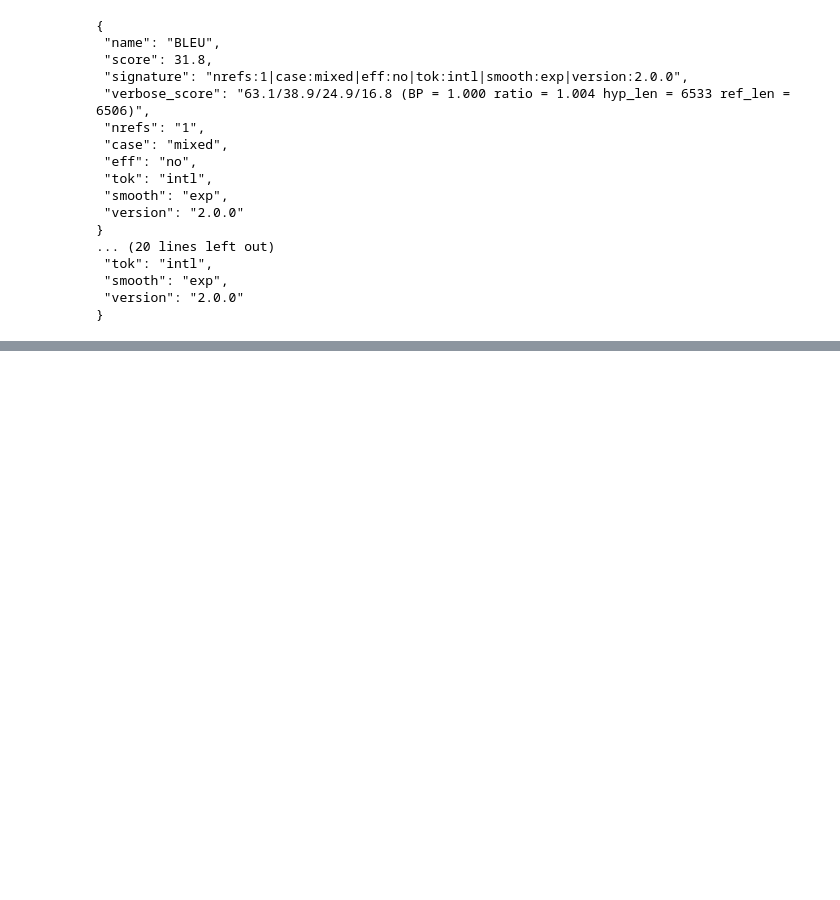
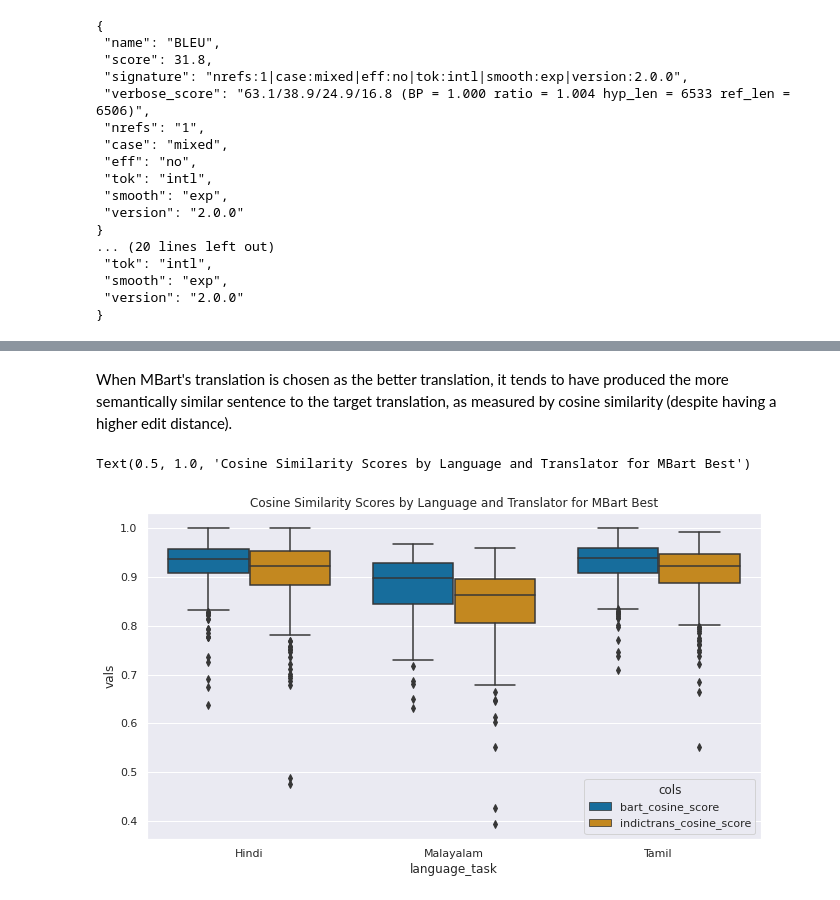
Before and after one commit to bdougall/TranQuality, a Jupyter notebook: Siam_net_trans_eval/final_record_quality_eval.ipynb, the cells around one changed output, grey strips where cells are left out. Cells and saved outputs as stored; diff of their text form; code cells hidden in the pictures; blank space fills up the shorter version.

Commit message:
Add files via upload
Made change to show that cosine scores are better for the translation chosen, even when the sacre bleu scores go down.

```diff
--- a/Siam_net_trans_eval/final_record_quality_eval.ipynb
+++ b/Siam_net_trans_eval/final_record_quality_eval.ipynb
@@ -456,0 +466,7 @@ np.savetxt(D+"/predicted_text/siamese_evaluations_of_translations/ta_indict_best
+# %%
+# Look at cosine similarity scores for each language when MBart was chosen as the better translator
+# Select only the cosine similarity scores for both MBart and IndicTrans
+df = mbart_chosen[["language_task", "bart_cosine_score", "indictrans_cosine_score"]]
+
+# Use melt to reshape the values and allow for multiple column plotting
+df = df.melt('language_task', var_name='cols',  value_name='vals')
@@ -456,0 +482,11 @@ np.savetxt(D+"/predicted_text/siamese_evaluations_of_translations/ta_indict_best
+# %% [markdown]
+When MBart's translation is chosen as the better translation, it tends to have produced the more semantically similar sentence to the target translation, as measured by cosine similarity (despite having a higher edit distance).
+# %%
+# Plot the reshaped values
+sns.set(rc={'figure.figsize':(11,6)})
+sns.boxplot(x = df['language_task'],
+            y = df['vals'],
+            hue = df['cols'], palette="colorblind").set_title('Cosine Similarity Scores by Language and Translator for MBart Best')
+# %% [output]
+Text(0.5, 1.0, 'Cosine Similarity Scores by Language and Translator for MBart Best')
+[figure, added]
```
Also changed, not shown: parts of 5 cells of this notebook.
